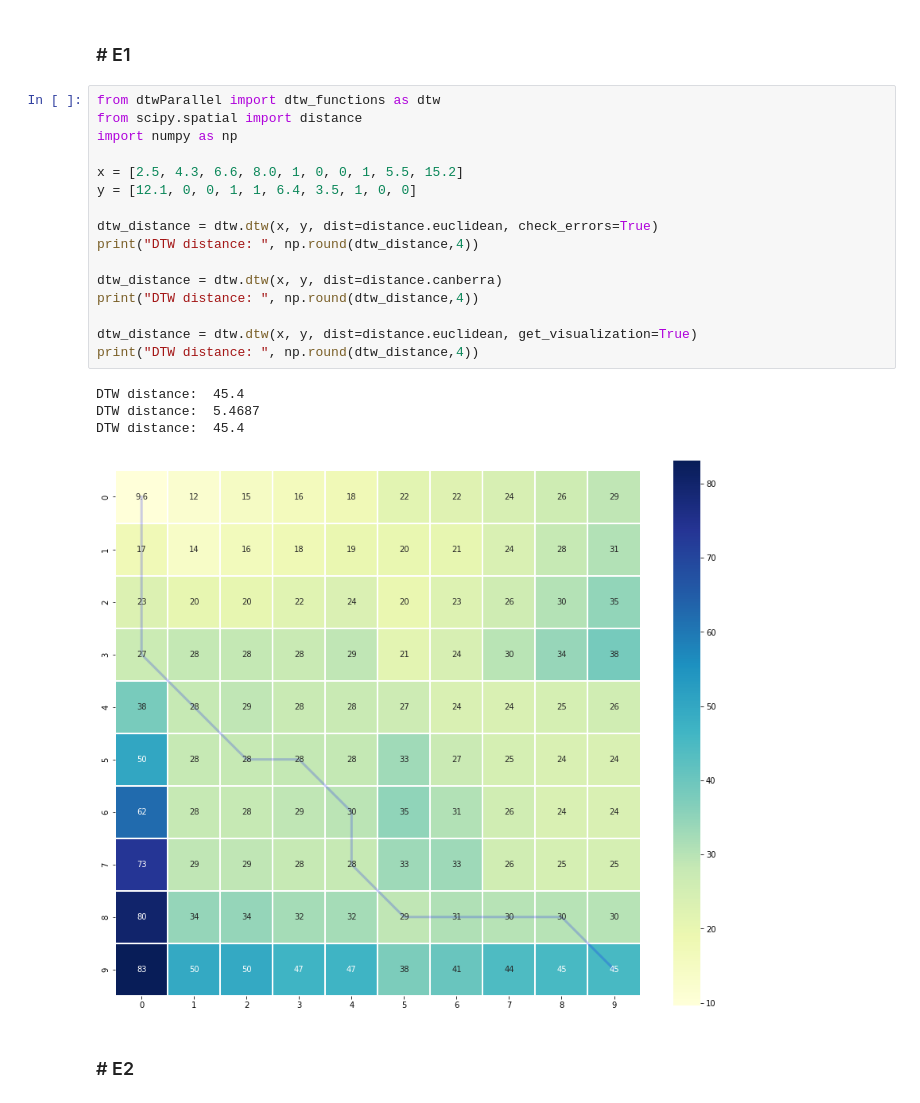
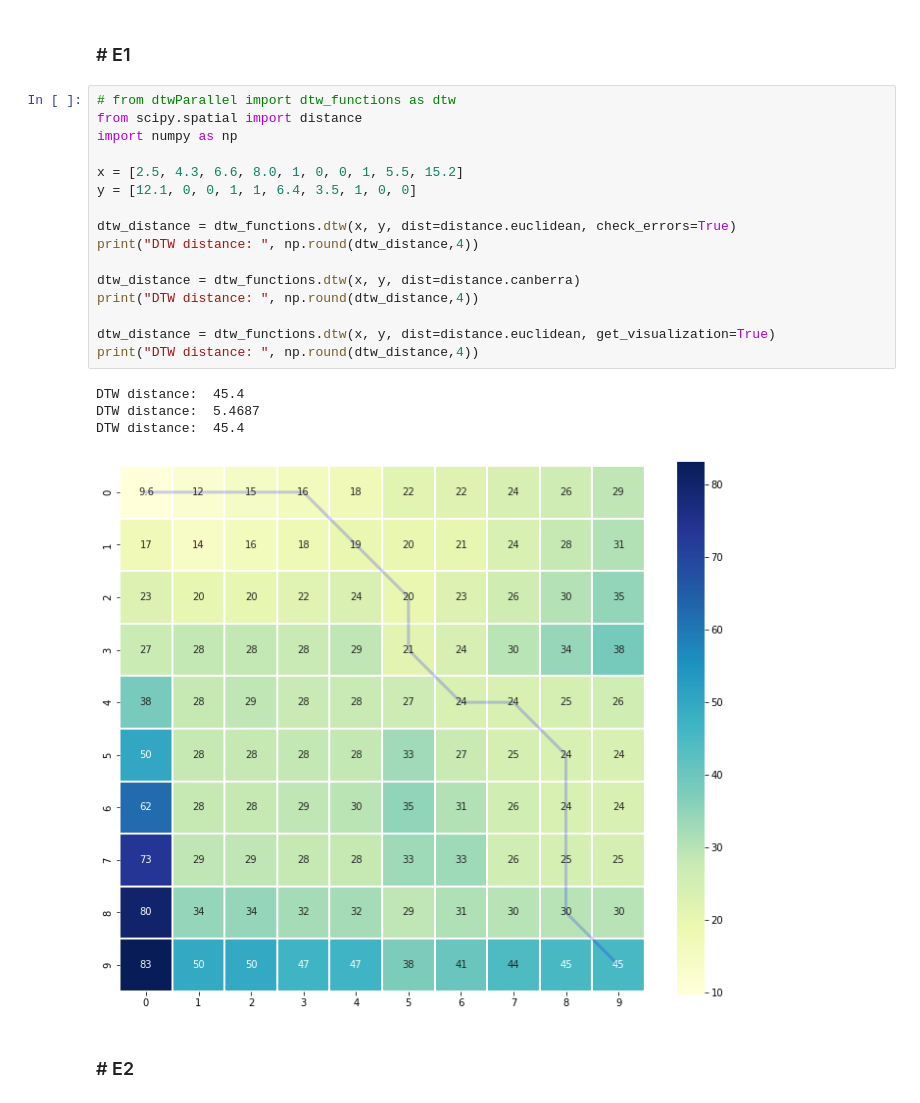
Before and after one commit to oscarescuderoarnanz/dtwParallel, a Jupyter notebook: exampleData/CodeExamples/E1_SyntheticData/Examples.ipynb, the cells around one changed output. Drawn from its saved outputs; the diff is of its cells as text.

Commit message:
Solve the error observed in the path representation.

```diff
--- a/exampleData/CodeExamples/E1_SyntheticData/Examples.ipynb
+++ b/exampleData/CodeExamples/E1_SyntheticData/Examples.ipynb
@@ -153,27 +155,27 @@ array([[1.7200027 , 2.16000016, 1.92000033, 2.53999992],
 ## Examples paper
 # %% [markdown]
 ### # E1
-# %%
-from dtwParallel import dtw_functions as dtw
-from scipy.spatial import distance
-import numpy as np
-
-x = [2.5, 4.3, 6.6, 8.0, 1, 0, 0, 1, 5.5, 15.2]
-y = [12.1, 0, 0, 1, 1, 6.4, 3.5, 1, 0, 0]
-
-dtw_distance = dtw.dtw(x, y, dist=distance.euclidean, check_errors=True)
-print("DTW distance: ", np.round(dtw_distance,4))
-
-dtw_distance = dtw.dtw(x, y, dist=distance.canberra)
-print("DTW distance: ", np.round(dtw_distance,4))
-
-dtw_distance = dtw.dtw(x, y, dist=distance.euclidean, get_visualization=True)
-print("DTW distance: ", np.round(dtw_distance,4))
-# %% [output]
-DTW distance:  45.4
-DTW distance:  5.4687
-DTW distance:  45.4
-[figure, removed]
+# %%
+# from dtwParallel import dtw_functions as dtw
+from scipy.spatial import distance
+import numpy as np
+
+x = [2.5, 4.3, 6.6, 8.0, 1, 0, 0, 1, 5.5, 15.2]
+y = [12.1, 0, 0, 1, 1, 6.4, 3.5, 1, 0, 0]
+
+dtw_distance = dtw_functions.dtw(x, y, dist=distance.euclidean, check_errors=True)
+print("DTW distance: ", np.round(dtw_distance,4))
+
+dtw_distance = dtw_functions.dtw(x, y, dist=distance.canberra)
+print("DTW distance: ", np.round(dtw_distance,4))
+
+dtw_distance = dtw_functions.dtw(x, y, dist=distance.euclidean, get_visualization=True)
+print("DTW distance: ", np.round(dtw_distance,4))
+# %% [output]
+DTW distance:  45.4
+DTW distance:  5.4687
+DTW distance:  45.4
+[figure, added]
 # %% [markdown]
 ### # E2
 # %%
```
Also changed, not shown: parts of 6 cells of this notebook, 6 other files.
